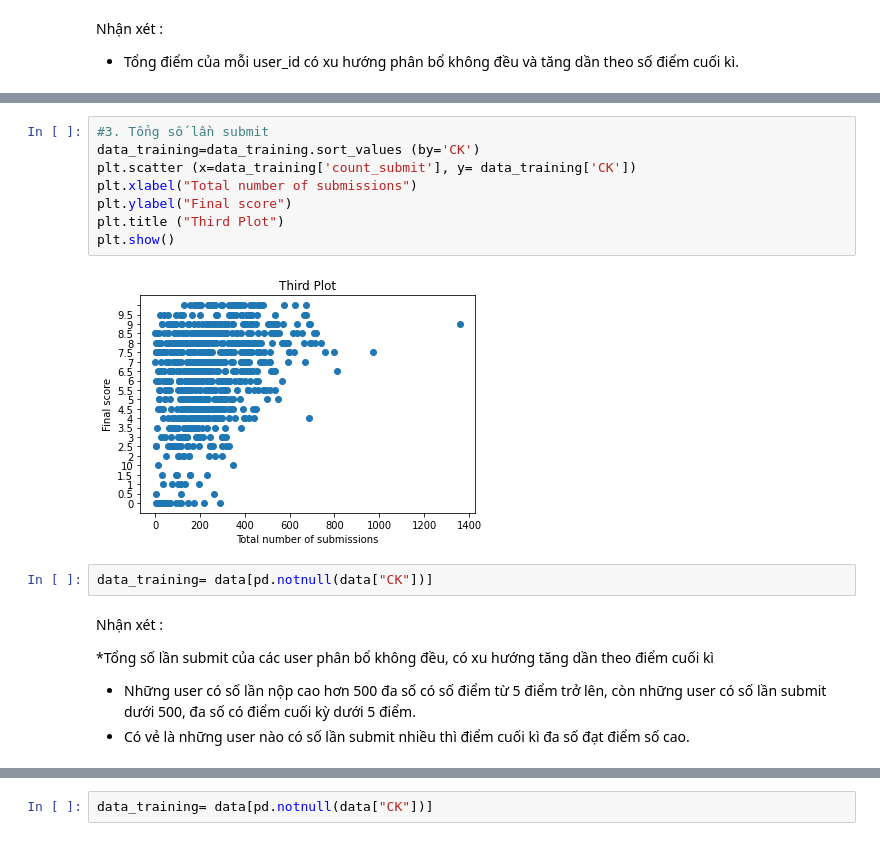
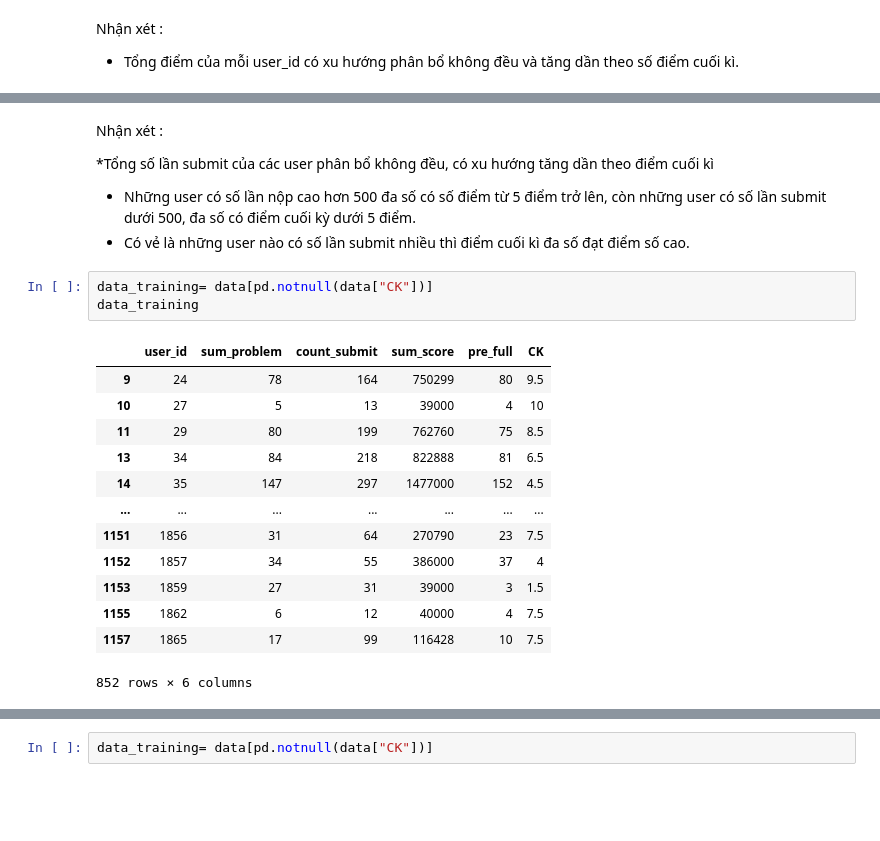
Before and after one commit to dxmai/CS114.L21.KHCL, a Jupyter notebook: Colab/DuDoanDiemCuoiKi.ipynb, the cells around one changed output, grey strips where cells are left out. Saved outputs shown, nothing was run; the diff lists cells and outputs as text; blank space fills up the shorter version.

```diff
--- a/Colab/DuDoanDiemCuoiKi.ipynb
+++ b/Colab/DuDoanDiemCuoiKi.ipynb
@@ -290,21 +272,26 @@ plt.show()
-# %%
-#3. Tổng số lần submit
-data_training=data_training.sort_values (by='CK')
-plt.scatter (x=data_training['count_submit'], y= data_training['CK'])
-plt.xlabel("Total number of submissions")
-plt.ylabel("Final score")
-plt.title ("Third Plot")
-plt.show()
-# %% [output]
-[figure, removed]
-# %%
-data_training= data[pd.notnull(data["CK"])]
 # %% [markdown]
 Nhận xét :
 
 *Tổng số lần submit của các user phân bổ không đều, có xu hướng tăng dần theo điểm cuối kì
 * Những user có số lần nộp cao hơn 500 đa số có số điểm từ 5 điểm trở lên, còn những user có số lần submit dưới 500, đa số có điểm cuối kỳ dưới 5 điểm.
 * Có vẻ là những user nào có số lần submit nhiều thì điểm cuối kì đa số đạt điểm số cao.
+# %%
+data_training= data[pd.notnull(data["CK"])]
+data_training
+# %% [output]
+|  | user_id | sum_problem | count_submit | sum_score | pre_full | CK |
+| 9 | 24 | 78 | 164 | 750299 | 80 | 9.5 |
+| 10 | 27 | 5 | 13 | 39000 | 4 | 10 |
+| 11 | 29 | 80 | 199 | 762760 | 75 | 8.5 |
+| 13 | 34 | 84 | 218 | 822888 | 81 | 6.5 |
+| 14 | 35 | 147 | 297 | 1477000 | 152 | 4.5 |
+| ... | ... | ... | ... | ... | ... | ... |
+| 1151 | 1856 | 31 | 64 | 270790 | 23 | 7.5 |
+| 1152 | 1857 | 34 | 55 | 386000 | 37 | 4 |
+| 1153 | 1859 | 27 | 31 | 39000 | 3 | 1.5 |
+| 1155 | 1862 | 6 | 12 | 40000 | 4 | 7.5 |
+| 1157 | 1865 | 17 | 99 | 116428 | 10 | 7.5 |
+852 rows × 6 columns
 # %%
 # Thêm 3 cột :
 #Số lần submit đúng / Tổng số problem đã submit  (Heso_submit1)
```
Also changed, not shown: parts of 13 cells of this notebook.
